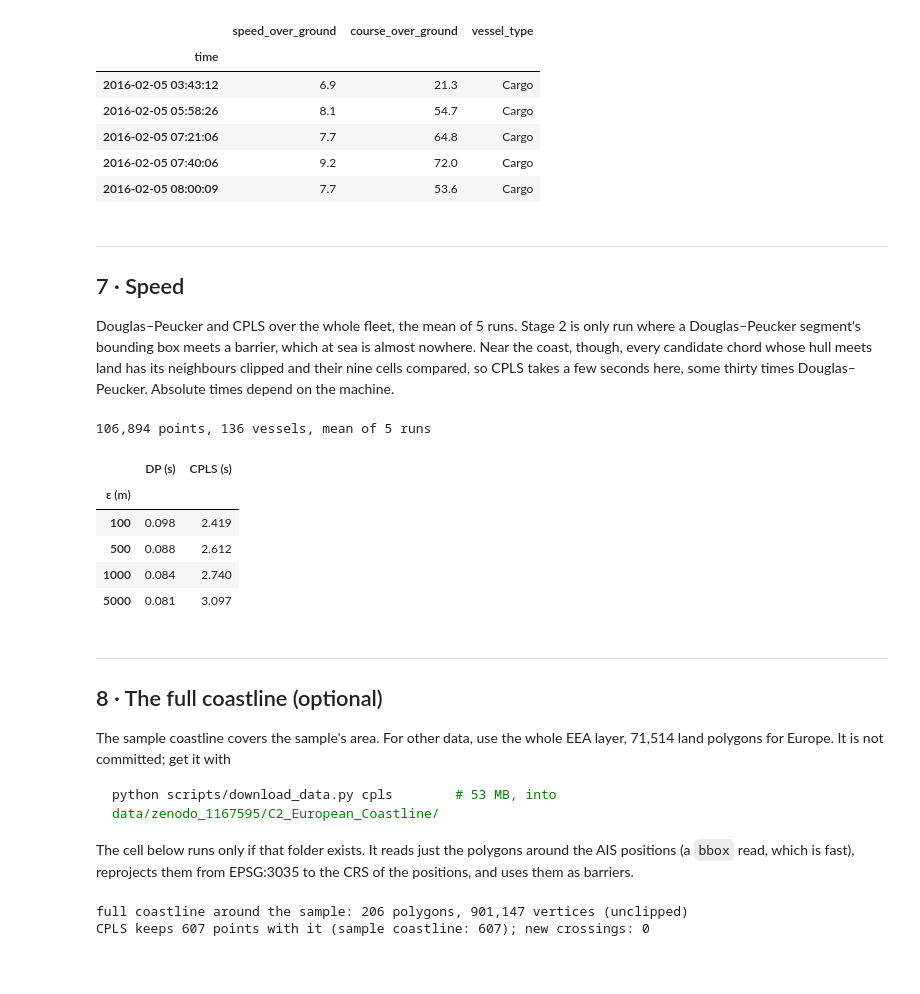
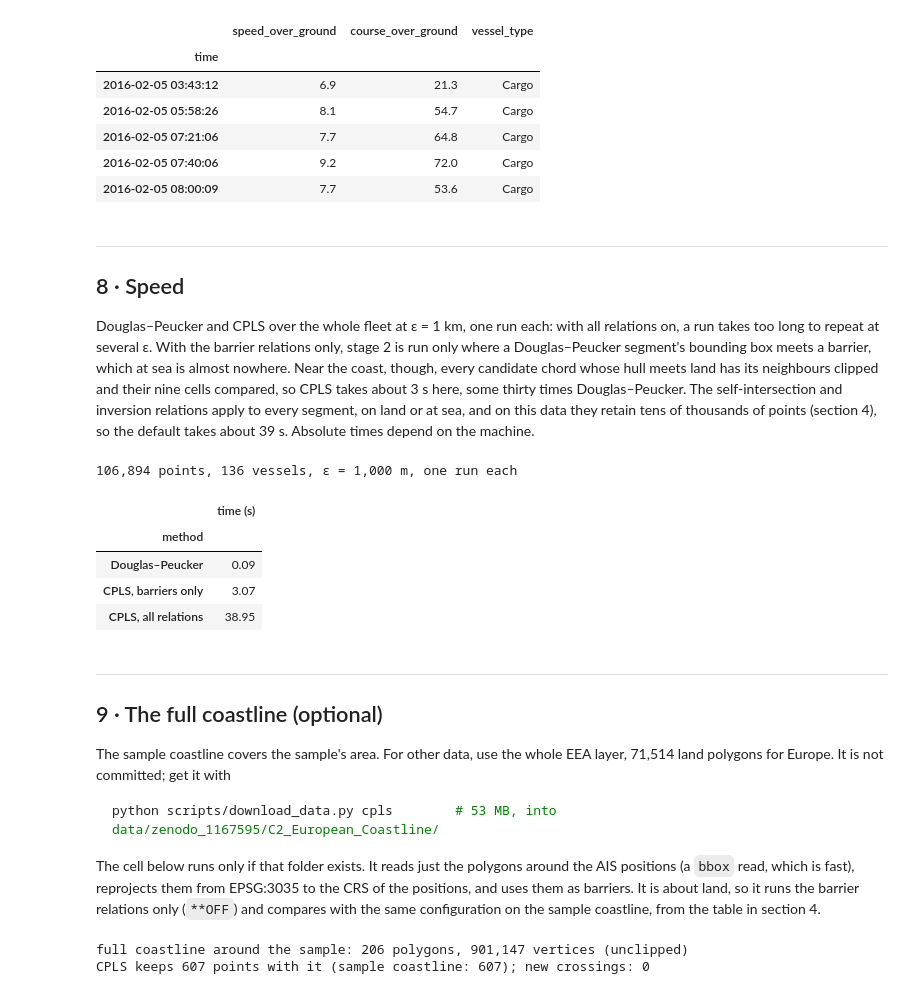
Before and after one commit to smehri/CATraj, a Jupyter notebook: notebooks/03_cpls_compression.ipynb, the cells around one changed output. Cells and saved outputs as stored; diff of their text form; code cells hidden in the pictures; blank space fills up the shorter version.

```diff
--- a/notebooks/03_cpls_compression.ipynb
+++ b/notebooks/03_cpls_compression.ipynb
@@ -59,6 +63,9 @@ FULL_COAST = ROOT / "data" / "zenodo_1167595" / "C2_European_Coastline"
 # ---- settings ---------------------------------------------------------------
 CRS = 32630                         # UTM zone 30N: metres, as distance thresholds need
 EPS = 1_000.0                       # the Douglas–Peucker threshold, metres
+# The three relations that are about the track itself, not the land; switching them off
+# leaves the two barrier relations (topology, direction). Used where a section is about land.
+OFF = dict(avoid_self_intersection=False, keep_self_intersection=False, inversion=False)
 hv.extension("bokeh")               # interactive plots: zoom, pan, hover, click the legend
 ORANGE, GREEN, RED, INK, LAND = "#e16f24", "#1a7f37", "#cf222e", "#0d1117", "#d9cfa8"
 # %% [output]
@@ -395,38 +507,35 @@ Trajectory 215566000 6 points
 | 2016-02-05 08:00:09 | 7.7 | 53.6 | Cargo |
 # %% [markdown]
 ---
-## 7 · Speed
+## 8 · Speed
 
-Douglas–Peucker and CPLS over the whole fleet, the mean of 5 runs. Stage 2 is
-only run where a Douglas–Peucker segment's bounding box meets a barrier, which
-at sea is almost nowhere. Near the coast, though, every candidate chord whose
-hull meets land has its neighbours clipped and their nine cells compared, so
-CPLS takes a few seconds here, some thirty times Douglas–Peucker. Absolute
-times depend on the machine.
+Douglas–Peucker and CPLS over the whole fleet at ε = 1 km, one run each: with
+all relations on, a run takes too long to repeat at several ε. With the barrier
+relations only, stage 2 is run only where a Douglas–Peucker segment's bounding box
+meets a barrier, which at sea is almost nowhere. Near the coast, though, every
+candidate chord whose hull meets land has its neighbours clipped and their nine
+cells compared, so CPLS takes about 3 s here, some thirty times Douglas–Peucker.
+The self-intersection and inversion relations apply to every segment, on land or
+at sea, and on this data they retain tens of thousands of points (section 4), so
+the default takes about 39 s. Absolute times depend on the machine.
 # %%
 timing = []
-for eps in (100.0, 500.0, 1_000.0, 5_000.0):
-    row = {"ε (m)": int(eps)}
-    for name, job in (("DP", lambda e=eps: compress(ais, e, by="mmsi")),
-                      ("CPLS", lambda e=eps: cpls_compress(ais, e, barriers, by="mmsi"))):
-        times = []
-        for _ in range(5):
-            t0 = time.perf_counter(); job(); times.append(time.perf_counter() - t0)
-        row[f"{name} (s)"] = round(float(np.mean(times)), 3)
-    timing.append(row)
-print(f"{N:,} points, {len(groups)} vessels, mean of 5 runs")
-pd.DataFrame(timing).set_index("ε (m)")
+for label, job in (("Douglas–Peucker", lambda: compress(ais, EPS, by="mmsi")),
+                   ("CPLS, barriers only", lambda: cpls_compress(ais, EPS, barriers, by="mmsi", **OFF)),
+                   ("CPLS, all relations", lambda: cpls_compress(ais, EPS, barriers, by="mmsi"))):
+    t0 = time.perf_counter(); job(); timing.append({"method": label, "time (s)": round(time.perf_counter() - t0, 2)})
+print(f"{N:,} points, {len(groups)} vessels, ε = {EPS:,.0f} m, one run each")
+pd.DataFrame(timing).set_index("method")
 # %% [output]
-106,894 points, 136 vessels, mean of 5 runs
+106,894 points, 136 vessels, ε = 1,000 m, one run each
-|  | DP (s) | CPLS (s) |
-| ε (m) |  |  |
-| 100 | 0.098 | 2.419 |
-| 500 | 0.088 | 2.612 |
-| 1000 | 0.084 | 2.740 |
-| 5000 | 0.081 | 3.097 |
+|  | time (s) |
+| method |  |
+| Douglas–Peucker | 0.09 |
+| CPLS, barriers only | 3.07 |
+| CPLS, all relations | 38.95 |
 # %% [markdown]
 ---
-## 8 · The full coastline (optional)
+## 9 · The full coastline (optional)
 
 The sample coastline covers the sample's area. For other data, use the whole
 EEA layer, 71,514 land polygons for Europe. It is not committed; get it with
@@ -437,7 +546,9 @@ python scripts/download_data.py cpls        # 53 MB, into data/zenodo_1167595/C2
 
 The cell below runs only if that folder exists. It reads just the polygons
 around the AIS positions (a `bbox` read, which is fast), reprojects them from
-EPSG:3035 to the CRS of the positions, and uses them as barriers.
+EPSG:3035 to the CRS of the positions, and uses them as barriers. It is about land, so it runs the barrier relations only
+(`**OFF`) and compares with the same configuration on the sample coastline, from the
+table in section 4.
 # %%
 src = FULL_COAST / "Europe Coastline (Polygone).shp"
 if src.exists():
```
Also changed, not shown: parts of 18 cells of this notebook, 3 other files.
